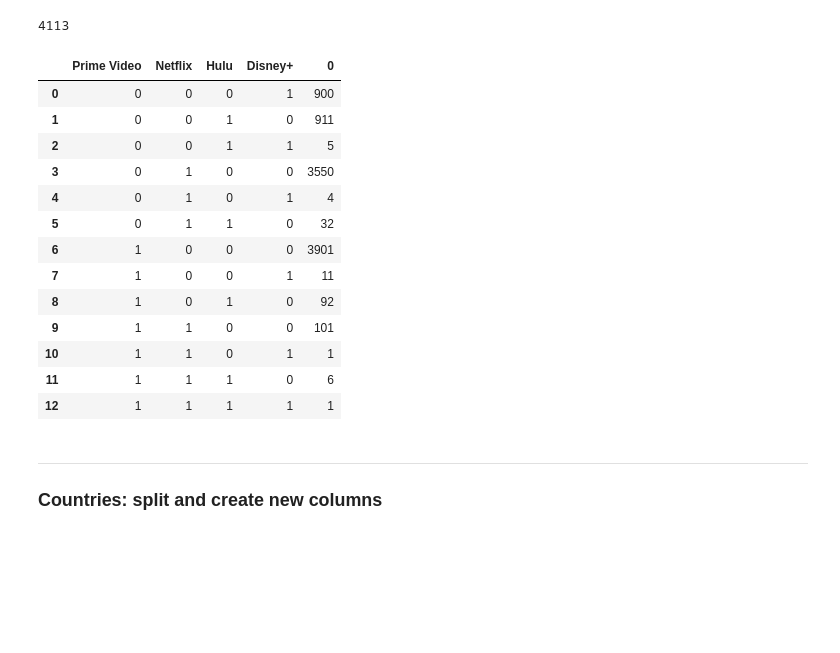
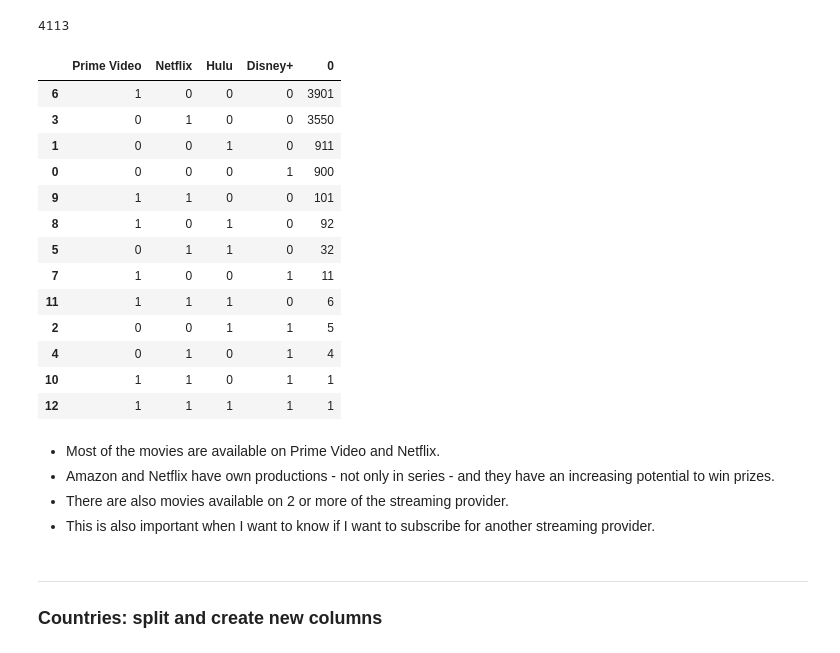
Before and after one commit to IronMan2483/streaming_movies, a Jupyter notebook: notebook/notebook_streaming.ipynb, the cells around one changed output. Cells and saved outputs as stored; diff of their text form; code cells hidden in the pictures; blank space fills up the shorter version.

```diff
--- a/notebook/notebook_streaming.ipynb
+++ b/notebook/notebook_streaming.ipynb
@@ -188,23 +456,28 @@ movies['Prime Video'].sum()
 4113
 # %%
 movies_plot = movies.groupby(['Prime Video', 'Netflix', 'Hulu', 'Disney+']).size().reset_index()
-# %%
-movies_plot
-# %% [output]
-|  | Prime Video | Netflix | Hulu | Disney+ | 0 |
-| 0 | 0 | 0 | 0 | 1 | 900 |
-| 1 | 0 | 0 | 1 | 0 | 911 |
-| 2 | 0 | 0 | 1 | 1 | 5 |
-| 3 | 0 | 1 | 0 | 0 | 3550 |
-| 4 | 0 | 1 | 0 | 1 | 4 |
-| 5 | 0 | 1 | 1 | 0 | 32 |
-| 6 | 1 | 0 | 0 | 0 | 3901 |
-| 7 | 1 | 0 | 0 | 1 | 11 |
-| 8 | 1 | 0 | 1 | 0 | 92 |
-| 9 | 1 | 1 | 0 | 0 | 101 |
-| 10 | 1 | 1 | 0 | 1 | 1 |
-| 11 | 1 | 1 | 1 | 0 | 6 |
-| 12 | 1 | 1 | 1 | 1 | 1 |
+# %%
+movies_plot.sort_values(by=[0], ascending=False)
+# %% [output]
+|  | Prime Video | Netflix | Hulu | Disney+ | 0 |
+| 6 | 1 | 0 | 0 | 0 | 3901 |
+| 3 | 0 | 1 | 0 | 0 | 3550 |
+| 1 | 0 | 0 | 1 | 0 | 911 |
+| 0 | 0 | 0 | 0 | 1 | 900 |
+| 9 | 1 | 1 | 0 | 0 | 101 |
+| 8 | 1 | 0 | 1 | 0 | 92 |
+| 5 | 0 | 1 | 1 | 0 | 32 |
+| 7 | 1 | 0 | 0 | 1 | 11 |
+| 11 | 1 | 1 | 1 | 0 | 6 |
+| 2 | 0 | 0 | 1 | 1 | 5 |
+| 4 | 0 | 1 | 0 | 1 | 4 |
+| 10 | 1 | 1 | 0 | 1 | 1 |
+| 12 | 1 | 1 | 1 | 1 | 1 |
+# %% [markdown]
+* Most of the movies are available on Prime Video and Netflix.
+* Amazon and Netflix have own productions - not only in series - and they have an increasing potential to win prizes.
+* There are also movies available on 2 or more of the streaming provider.
+* This is also important when I want to know if I want to subscribe for another streaming provider.
 # %% [markdown]
 ---
 
```
Also changed, not shown: parts of 59 cells of this notebook.
